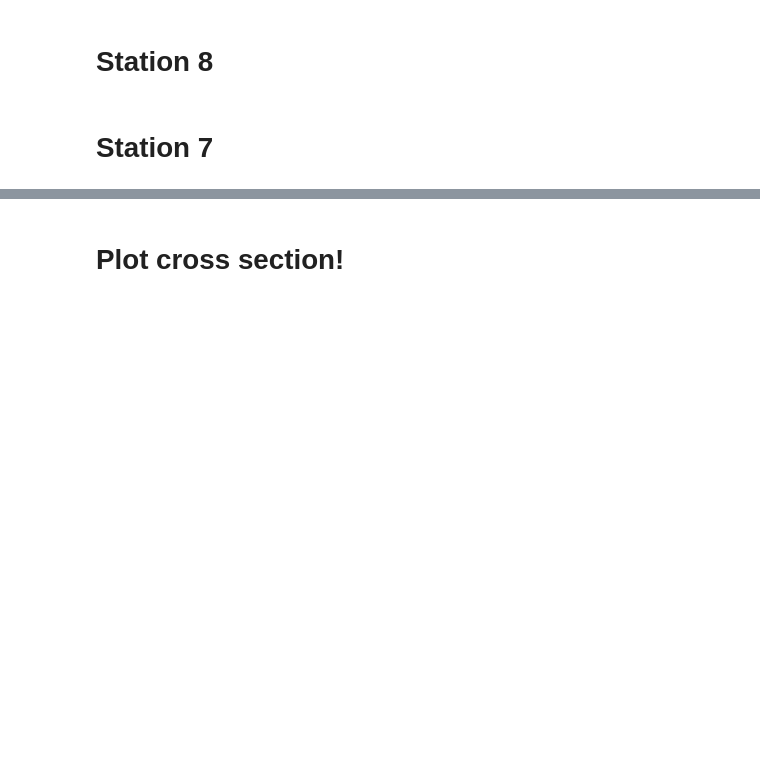
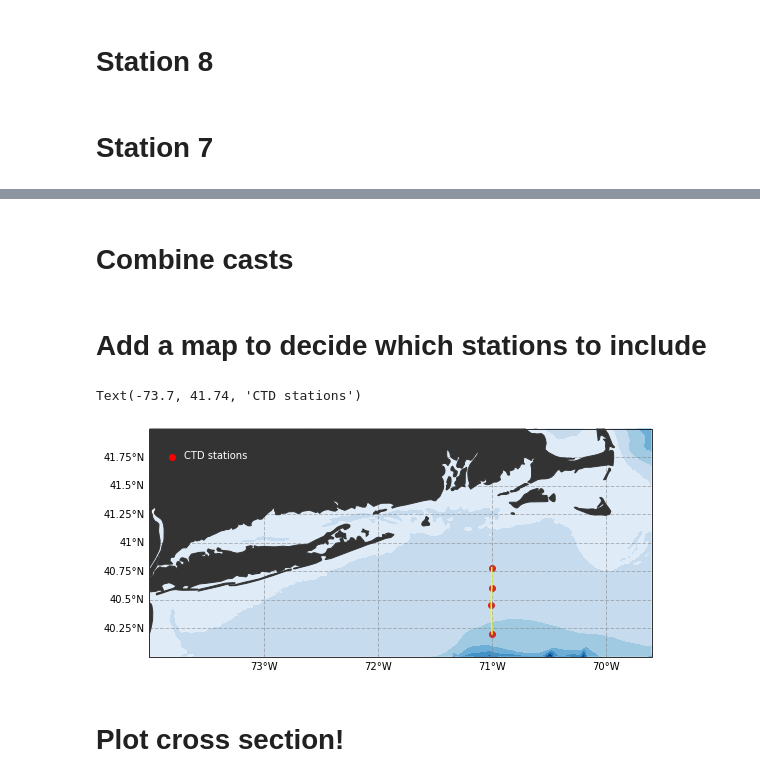
Before and after one commit to kmcgarry17/Expedition2020, a Jupyter notebook: section_plot.ipynb, the cells around one changed output, grey strips where cells are left out. Cells and saved outputs as stored; diff of their text form; code cells hidden in the pictures; blank space fills up the shorter version.

```diff
--- a/section_plot.ipynb
+++ b/section_plot.ipynb
@@ -98,2 +133,4 @@ cast7xr = cast7xr.assign_coords({'latitude': xr.DataArray(cast7.attributes['LATI
+# %% [markdown]
+# Combine casts
 # %%
 # combine all the casts into one xarray dataset
@@ -114,6 +151,44 @@ ctdsection.distance.attrs['units'] = 'km'
 ctdsection.depth.attrs['units'] = 'm'
 ctdsection.temperature.attrs['units'] = 'degree C'
 ctdsection.salinity.attrs['units'] = 'psu'
+# %% [markdown]
+# Add a map to decide which stations to include
+# %%
+extent = [-74,-69.6,40,42]
+
+# Download ETOPO1 topography for the domain(this may take a minute)
+url = 'http://geoport.whoi.edu/thredds/dodsC/bathy/etopo1_bed_g2'
+bat = xr.open_dataset(url)
+bat = bat.sel(lon=slice(extent[0],extent[1]),lat=slice(extent[2],extent[3]))
+
+projection = ccrs.PlateCarree()
+
+fig, ax = plt.subplots(figsize=(9, 13),
+                           subplot_kw=dict(projection=projection))
+ax.set_extent(extent)
+
+# Plot topography
+bat['topo'].plot.contourf(
+        ax=ax,levels=np.linspace(-500,100,10),add_colorbar=False,extend='neither',cmap='Blues_r',transform=projection)
+
+_ = ax.add_feature(cfeature.NaturalEarthFeature('physical', 'land', '10m',
+                                                edgecolor='face', facecolor='0.2'),
+                                                zorder=3)
+
+# plot ADCP track
+plt.plot(ctdsection.longitude, ctdsection.latitude, color='yellow')
+
+# plot CTD stations
+ctdsection.plot.scatter('longitude', 'latitude', color='tab:red')#,transform=projection)
+
+gl = ax.gridlines(draw_labels=True,linewidth=1, color='gray', alpha=0.5, linestyle='--')
+gl.xlabels_top = gl.ylabels_right = False
+
+plt.plot(-73.8, 41.75,'ro',transform=projection,zorder=5)
+plt.text(-73.7,41.74,'CTD stations',color='w',transform=projection,zorder=5)
+# %% [output]
+Text(-73.7, 41.74, 'CTD stations')
+[figure, added]
 # %% [markdown]
 # Plot cross section!
 # %%
```
Also changed, not shown: parts of 8 cells of this notebook.
